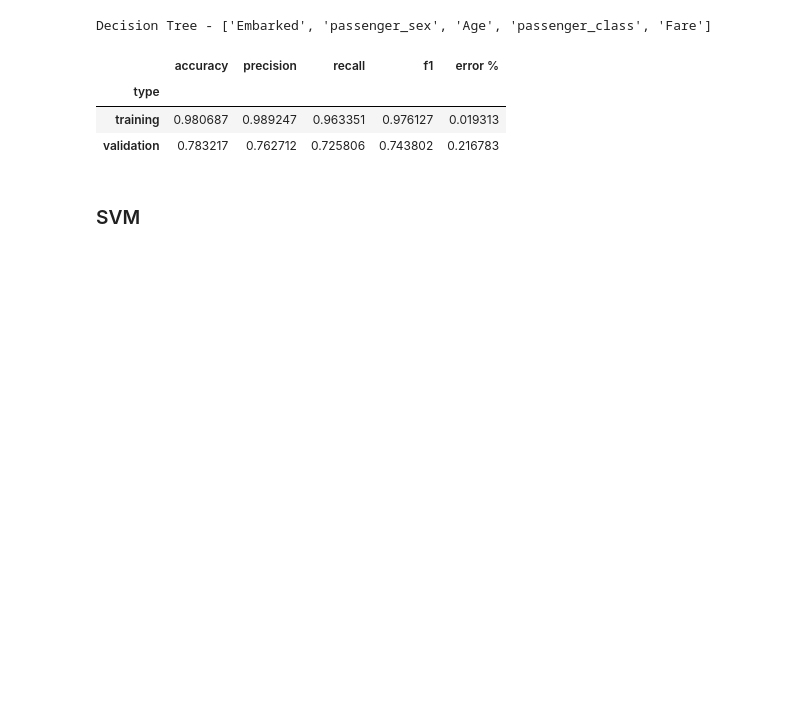
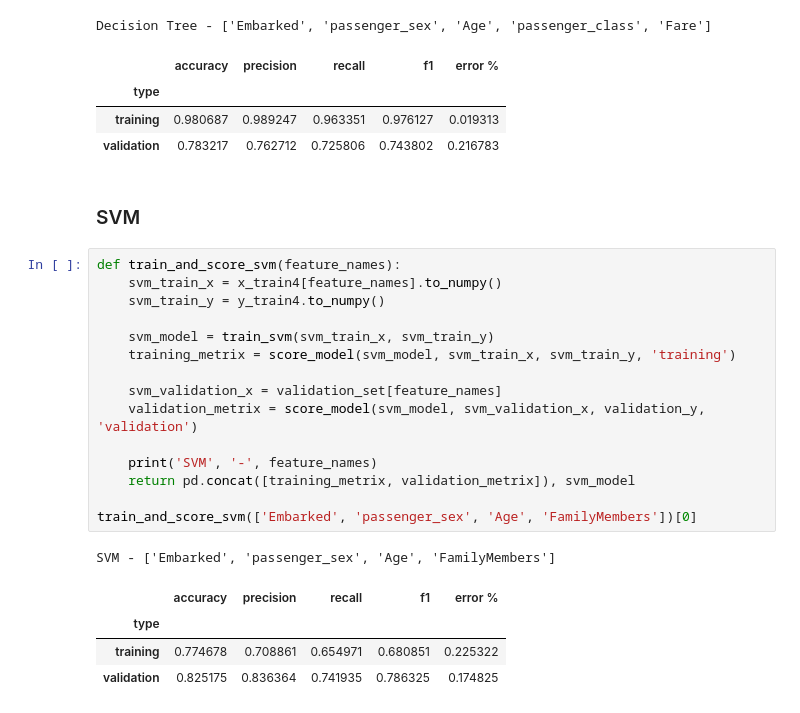
Before and after one commit to gallowstree/machine-learning-labs-2020, a Jupyter notebook: titanic-project/titanic-project.ipynb, the cells around one changed output. Cells and saved outputs as stored; diff of their text form; blank space fills up the shorter version.

Commit message:
WIP training and scoring

```diff
--- a/titanic-project/titanic-project.ipynb
+++ b/titanic-project/titanic-project.ipynb
@@ -618,3 +618,24 @@ Decision Tree - ['Embarked', 'passenger_sex', 'Age', 'passenger_class', 'Fare']
 | validation | 0.783217 | 0.762712 | 0.725806 | 0.743802 | 0.216783 |
 # %% [markdown]
 ### SVM
+# %%
+def train_and_score_svm(feature_names):
+    svm_train_x = x_train4[feature_names].to_numpy()
+    svm_train_y = y_train4.to_numpy()
+
+    svm_model = train_svm(svm_train_x, svm_train_y)
+    training_metrix = score_model(svm_model, svm_train_x, svm_train_y, 'training')
+
+    svm_validation_x = validation_set[feature_names]
+    validation_metrix = score_model(svm_model, svm_validation_x, validation_y, 'validation')
+
+    print('SVM', '-', feature_names)
+    return pd.concat([training_metrix, validation_metrix]), svm_model
+
+train_and_score_svm(['Embarked', 'passenger_sex', 'Age', 'FamilyMembers'])[0]
+# %% [output]
+SVM - ['Embarked', 'passenger_sex', 'Age', 'FamilyMembers']
+|  | accuracy | precision | recall | f1 | error % |
+| type |  |  |  |  |  |
+| training | 0.774678 | 0.708861 | 0.654971 | 0.680851 | 0.225322 |
+| validation | 0.825175 | 0.836364 | 0.741935 | 0.786325 | 0.174825 |
```
Also changed, not shown: parts of 3 cells of this notebook.
